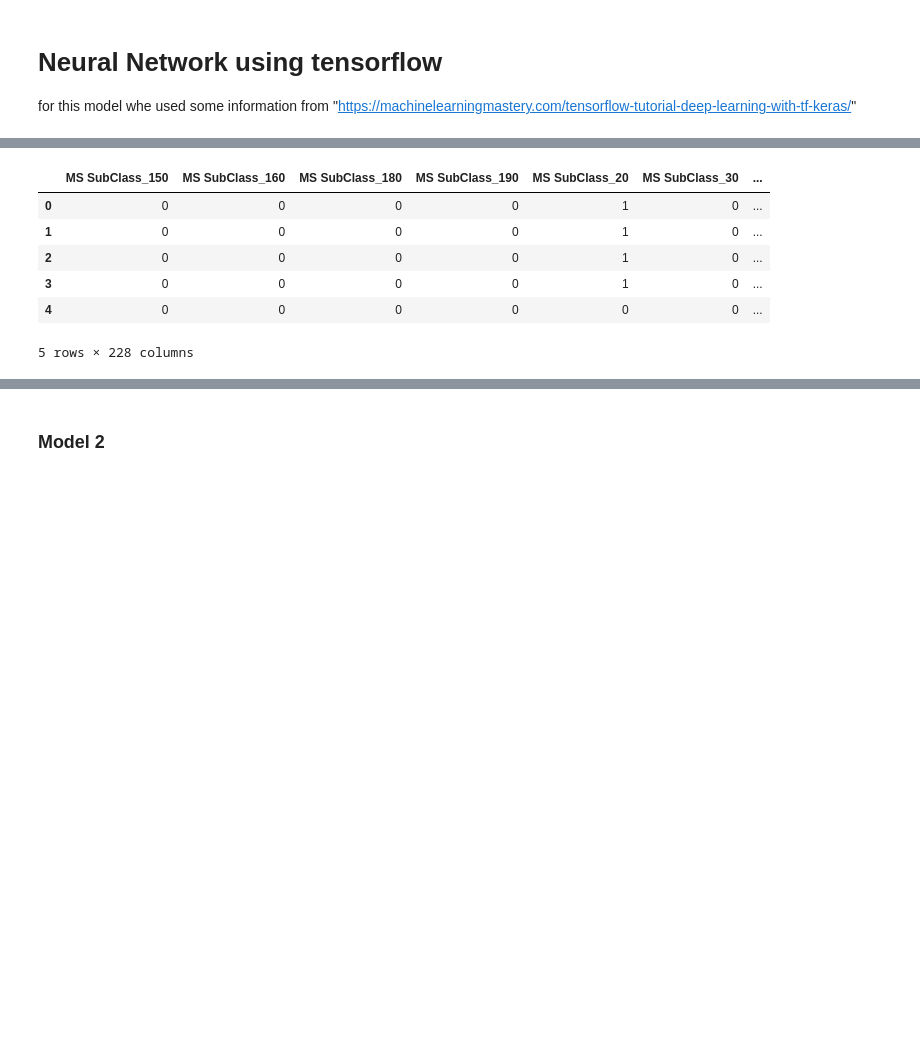
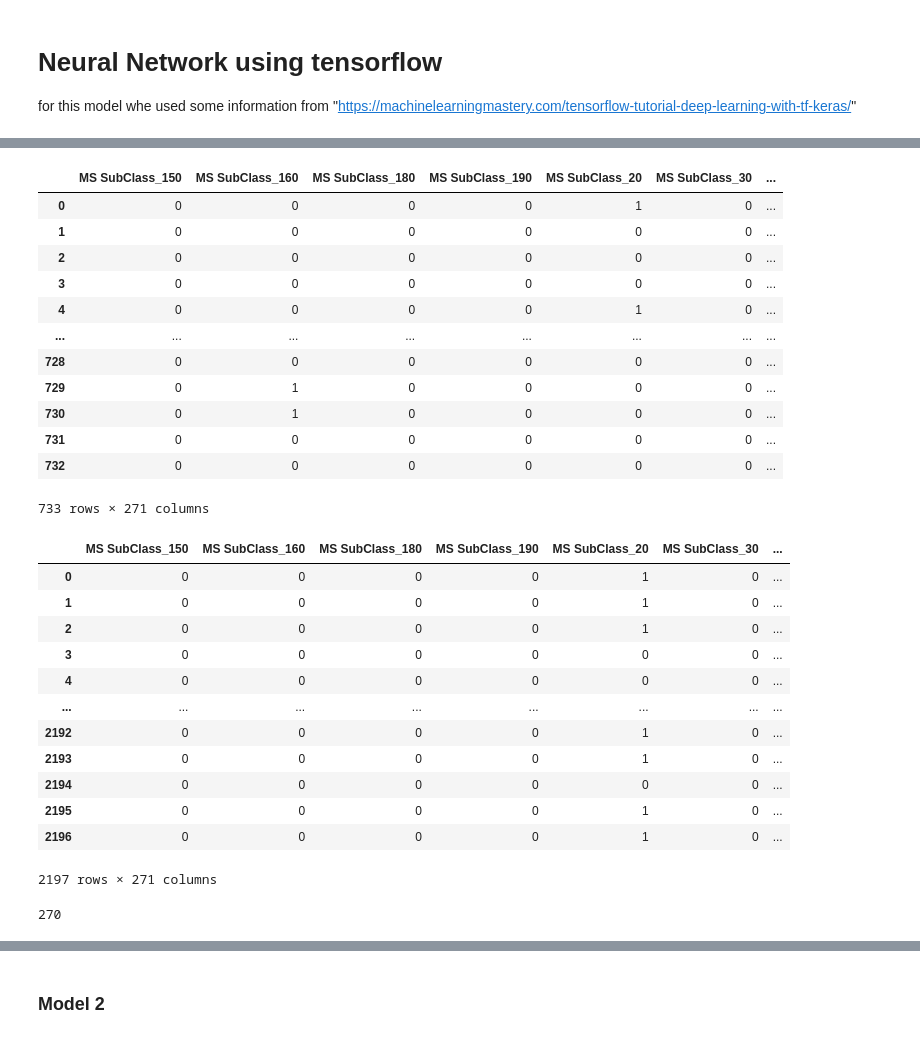
Before and after one commit to Youri-is-super-awesome/Bitches-and-beaches, a Jupyter notebook: code/NN_simple_model.ipynb, the cells around one changed output, grey strips where cells are left out. Saved outputs shown, nothing was run; the diff lists cells and outputs as text; code cells hidden in the pictures; blank space fills up the shorter version.

```diff
--- a/code/NN_simple_model.ipynb
+++ b/code/NN_simple_model.ipynb
@@ -11,11 +11,27 @@ from sklearn.model_selection import train_test_split
 from tensorflow.keras.models import Sequential
 from tensorflow.keras.layers import Dense, Activation
 from tensorflow.keras.optimizers import Adam
+# %%
+keggle = True
 # %%
 # load data
-complete_df = pd.read_csv('data/AmesHousingPreprocessed.csv')
-complete_df = complete_df.drop('Unnamed: 0', axis=1)
-display(complete_df)
+if keggle:
+    test_df = pd.read_csv('data/keggle_test_data.csv')
+    test_df = test_df.drop('Unnamed: 0', axis=1)
+
+    train_df = pd.read_csv('data/keggle_train_data.csv')
+    train_df = train_df.drop('Unnamed: 0', axis=1)
+
+else:
+    test_df = pd.read_csv('data/test_clean_data.csv')
+    test_df = test_df.drop('Unnamed: 0', axis=1)
+
+    train_df = pd.read_csv('data/train_clean_data.csv')
+    train_df = train_df.drop('Unnamed: 0', axis=1)
+
+
+display(test_df)
+display(train_df)
 # %% [output]
 |  | MS SubClass_150 | MS SubClass_160 | MS SubClass_180 | MS SubClass_190 | MS SubClass_20 | MS SubClass_30 | ... |
 | 0 | 0 | 0 | 0 | 0 | 1 | 0 | ... |
@@ -33,27 +62,52 @@ display(complete_df)
 # %%
-# split data into input and target
-target = complete_df['SalePrice']
-input_df = complete_df.drop('SalePrice', axis=1)
+# split data into input X and target Y
+target_train = train_df['SalePrice']
+target_test = test_df['SalePrice']
 
-display(input_df.head())
+input_train = train_df.drop('SalePrice', axis=1)
+input_test = test_df.drop('SalePrice', axis=1)
+
+display(test_df)
+display(train_df)
 # %% [output]
 |  | MS SubClass_150 | MS SubClass_160 | MS SubClass_180 | MS SubClass_190 | MS SubClass_20 | MS SubClass_30 | ... |
 | 0 | 0 | 0 | 0 | 0 | 1 | 0 | ... |
-| 1 | 0 | 0 | 0 | 0 | 1 | 0 | ... |
-| 2 | 0 | 0 | 0 | 0 | 1 | 0 | ... |
-| 3 | 0 | 0 | 0 | 0 | 1 | 0 | ... |
-| 4 | 0 | 0 | 0 | 0 | 0 | 0 | ... |
+| 1 | 0 | 0 | 0 | 0 | 0 | 0 | ... |
+| 2 | 0 | 0 | 0 | 0 | 0 | 0 | ... |
+| 3 | 0 | 0 | 0 | 0 | 0 | 0 | ... |
+| 4 | 0 | 0 | 0 | 0 | 1 | 0 | ... |
+| ... | ... | ... | ... | ... | ... | ... | ... |
+| 728 | 0 | 0 | 0 | 0 | 0 | 0 | ... |
+| 729 | 0 | 1 | 0 | 0 | 0 | 0 | ... |
+| 730 | 0 | 1 | 0 | 0 | 0 | 0 | ... |
+| 731 | 0 | 0 | 0 | 0 | 0 | 0 | ... |
+| 732 | 0 | 0 | 0 | 0 | 0 | 0 | ... |
-5 rows × 228 columns
+733 rows × 271 columns
+|  | MS SubClass_150 | MS SubClass_160 | MS SubClass_180 | MS SubClass_190 | MS SubClass_20 | MS SubClass_30 | ... |
+| 0 | 0 | 0 | 0 | 0 | 1 | 0 | ... |
+| 1 | 0 | 0 | 0 | 0 | 1 | 0 | ... |
+| 2 | 0 | 0 | 0 | 0 | 1 | 0 | ... |
+| 3 | 0 | 0 | 0 | 0 | 0 | 0 | ... |
+| 4 | 0 | 0 | 0 | 0 | 0 | 0 | ... |
+| ... | ... | ... | ... | ... | ... | ... | ... |
+| 2192 | 0 | 0 | 0 | 0 | 1 | 0 | ... |
+| 2193 | 0 | 0 | 0 | 0 | 1 | 0 | ... |
+| 2194 | 0 | 0 | 0 | 0 | 0 | 0 | ... |
+| 2195 | 0 | 0 | 0 | 0 | 1 | 0 | ... |
+| 2196 | 0 | 0 | 0 | 0 | 1 | 0 | ... |
+2197 rows × 271 columns
 # %%
 # convert the pandas dataframes to numpy ndarrays
-X_np = input_df.to_numpy()
-y_np = target.to_numpy()
-
-# split the data into 70% training and 30% testing
-X_train, X_test, y_train, y_test = train_test_split(X_np, y_np, train_size=0.7, random_state=1265599650)
+X_train = input_train.to_numpy()
+X_test = input_test.to_numpy()
+y_train = target_train.to_numpy()
+y_test = target_test.to_numpy()
 
 # find number of features
-n_features = input_df.shape[1]
+n_features = input_train.shape[1]
+print(n_features)
+# %% [output]
+270
 # %%
 # define metrics
 # Root Mean Square Error function from Keras Metrics.
```
Also changed, not shown: parts of 5 cells of this notebook, 33 other files.
